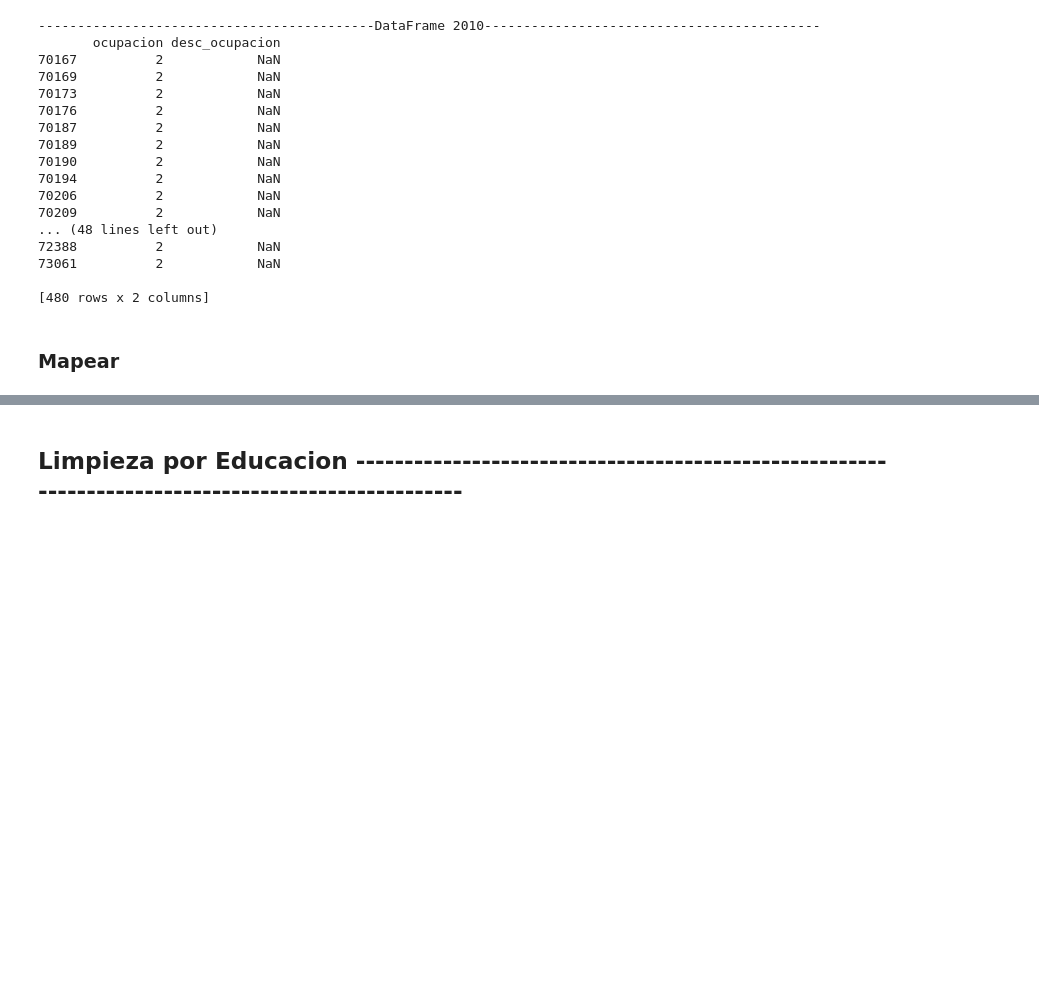
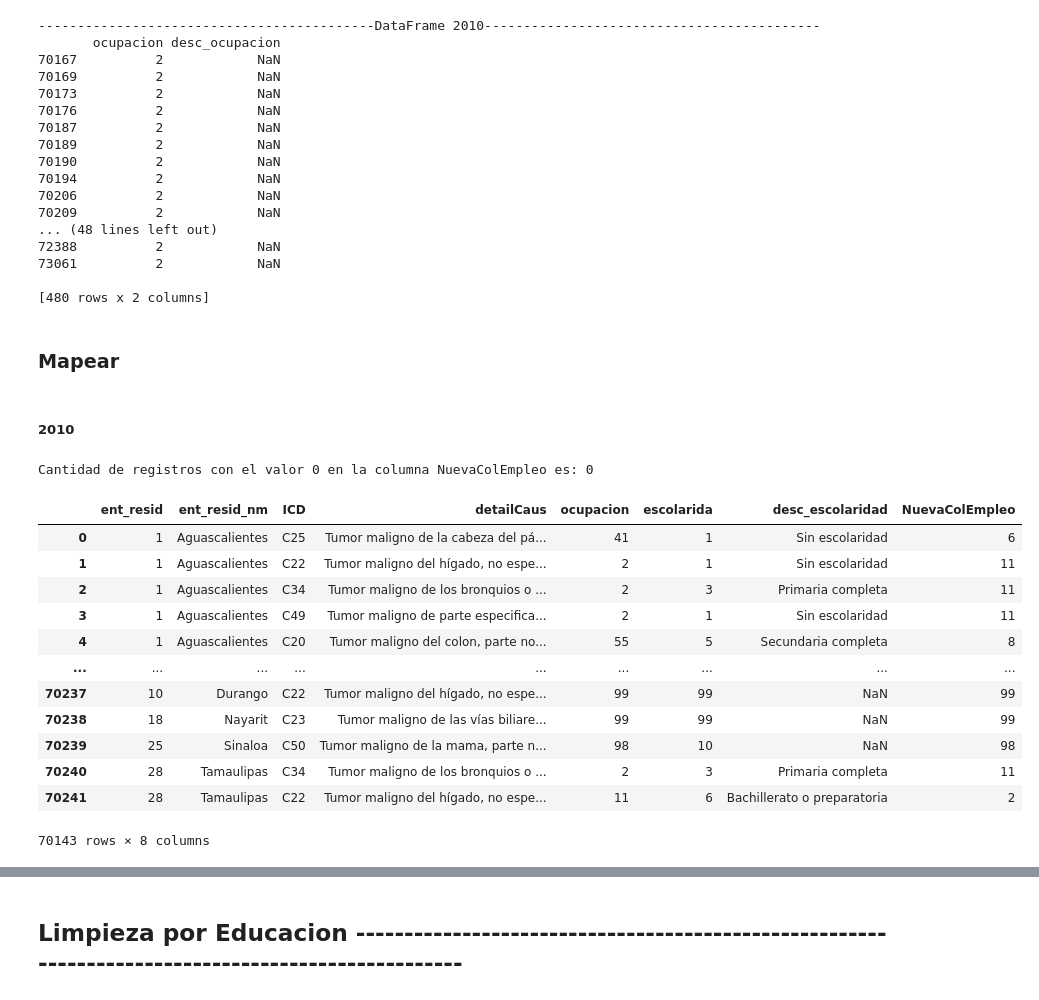
Before and after one commit to aledelorbe/pt2Codigos, a Jupyter notebook: PrimerasActividades/Limpieza.ipynb, the cells around one changed output, grey strips where cells are left out. Drawn from its saved outputs; the diff is of its cells as text; code cells hidden in the pictures; blank space fills up the shorter version.

Commit message:
primer intento de mapeo

```diff
--- a/PrimerasActividades/Limpieza.ipynb
+++ b/PrimerasActividades/Limpieza.ipynb
@@ -353,4 +351,71 @@ print(dfRuido2012[['ocupacion', 'desc_ocupacion']])
 [480 rows x 2 columns]
 # %% [markdown]
 ### Mapear
+# %%
+# Eliminar la descripcion de ocupacion de los dataset
+df2010 = df2010.drop(['desc_ocupacion'], axis=1)
+df2011 = df2011.drop(['desc_ocupacion'], axis=1)
+df2012 = df2012.drop(['desc_ocupacion'], axis=1)
+
+# Hacer mapeo en fragmento 2010, 2011 y 2012
+df2010['NuevaColEmpleo'] = 0
+df2011['NuevaColEmpleo'] = 0
+df2012['NuevaColEmpleo'] = 0
+# %% [markdown]
+##### 2010
+# %%
+condicion1 = (df2010['ocupacion'] == 21)
+condicion2 = (df2010['ocupacion'] == 11) | (df2010['ocupacion'] == 12) | (df2010['ocupacion'] == 13)
+condicion3 = (df2010['ocupacion'] == 61) | (df2010['ocupacion'] == 62)
+condicion4 = (df2010['ocupacion'] == 71)
+condicion5 = (df2010['ocupacion'] == 81) | (df2010['ocupacion'] == 83)
+condicion6 = (df2010['ocupacion'] == 41)
+condicion7 = (df2010['ocupacion'] == 54)
+condicion8 = (df2010['ocupacion'] == 51) | (df2010['ocupacion'] == 52) | (df2010['ocupacion'] == 53) | (df2010['ocupacion'] == 55)
+condicion9 = (df2010['ocupacion'] == 82)
+condicion11 = (df2010['ocupacion'] == 2) | (df2010['ocupacion'] == 72)
+condicion98 = (df2010['ocupacion'] == 14)
+
+df2010.loc[condicion1, 'NuevaColEmpleo'] = 1
+df2010.loc[condicion2, 'NuevaColEmpleo'] = 2
+df2010.loc[condicion3, 'NuevaColEmpleo'] = 3
+df2010.loc[condicion4, 'NuevaColEmpleo'] = 4
+df2010.loc[condicion5, 'NuevaColEmpleo'] = 5
+df2010.loc[condicion6, 'NuevaColEmpleo'] = 6
+df2010.loc[condicion7, 'NuevaColEmpleo'] = 7
+df2010.loc[condicion8, 'NuevaColEmpleo'] = 8
+df2010.loc[condicion9, 'NuevaColEmpleo'] = 9
+df2010.loc[condicion11, 'NuevaColEmpleo'] = 11
+df2010.loc[condicion98, 'NuevaColEmpleo'] = 98
+
+# Pasar estas llaves tal cual estan (no sufren mapeo porque estos si coinciden)
+condicion97 = (df2010['ocupacion'] == 97)
+condicion98 = (df2010['ocupacion'] == 98)
+condicion99 = (df2010['ocupacion'] == 99)
+
+df2010.loc[condicion97, 'NuevaColEmpleo'] = 97
+df2010.loc[condicion98, 'NuevaColEmpleo'] = 98
+df2010.loc[condicion99, 'NuevaColEmpleo'] = 99
+
+# Imprimir resultados y validacion
+condicion0 = (df2010['NuevaColEmpleo'] == 0)
+newDf = df2010.loc[condicion0]
+print(f'Cantidad de registros con el valor 0 en la columna NuevaColEmpleo es: {newDf.shape[0]}')
+
+df2010
+# %% [output]
+Cantidad de registros con el valor 0 en la columna NuevaColEmpleo es: 0
+|  | ent_resid | ent_resid_nm | ICD | detailCaus | ocupacion | escolarida | desc_escolaridad | NuevaColEmpleo |
+| 0 | 1 | Aguascalientes | C25 | Tumor maligno de la cabeza del pá... | 41 | 1 | Sin escolaridad | 6 |
+| 1 | 1 | Aguascalientes | C22 | Tumor maligno del hígado, no espe... | 2 | 1 | Sin escolaridad | 11 |
+| 2 | 1 | Aguascalientes | C34 | Tumor maligno de los bronquios o ... | 2 | 3 | Primaria completa | 11 |
+| 3 | 1 | Aguascalientes | C49 | Tumor maligno de parte especifica... | 2 | 1 | Sin escolaridad | 11 |
+| 4 | 1 | Aguascalientes | C20 | Tumor maligno del colon, parte no... | 55 | 5 | Secundaria completa | 8 |
+| ... | ... | ... | ... | ... | ... | ... | ... | ... |
+| 70237 | 10 | Durango | C22 | Tumor maligno del hígado, no espe... | 99 | 99 | NaN | 99 |
+| 70238 | 18 | Nayarit | C23 | Tumor maligno de las vías biliare... | 99 | 99 | NaN | 99 |
+| 70239 | 25 | Sinaloa | C50 | Tumor maligno de la mama, parte n... | 98 | 10 | NaN | 98 |
+| 70240 | 28 | Tamaulipas | C34 | Tumor maligno de los bronquios o ... | 2 | 3 | Primaria completa | 11 |
+| 70241 | 28 | Tamaulipas | C22 | Tumor maligno del hígado, no espe... | 11 | 6 | Bachillerato o preparatoria | 2 |
+70143 rows × 8 columns
 # %%
```
Also changed, not shown: parts of 2 cells of this notebook.
